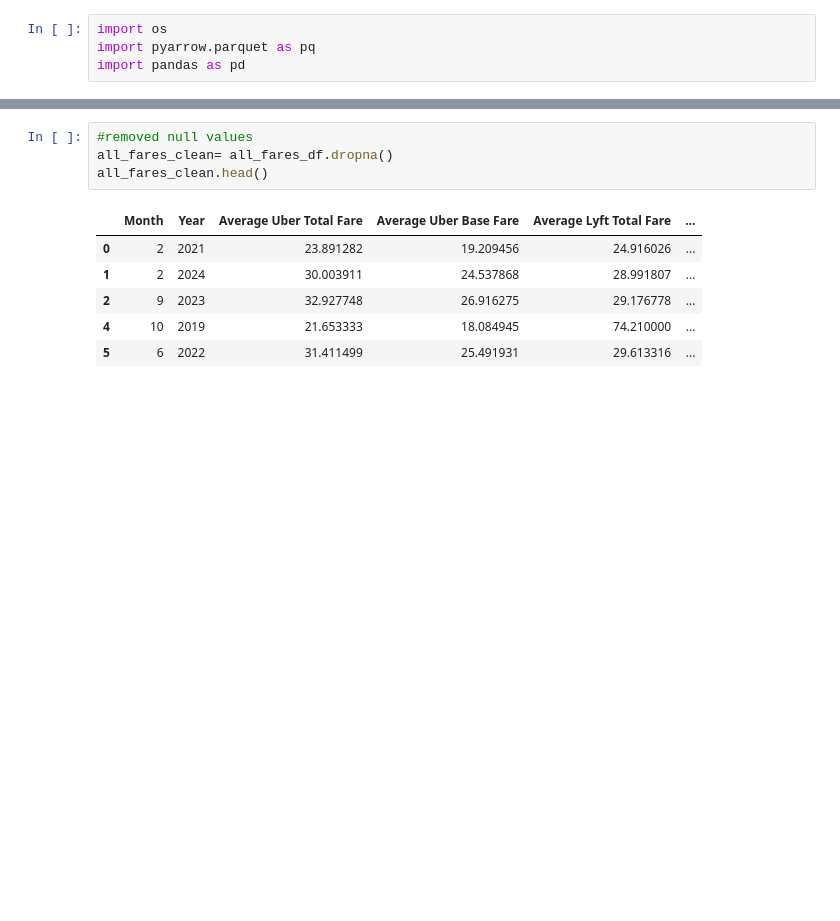
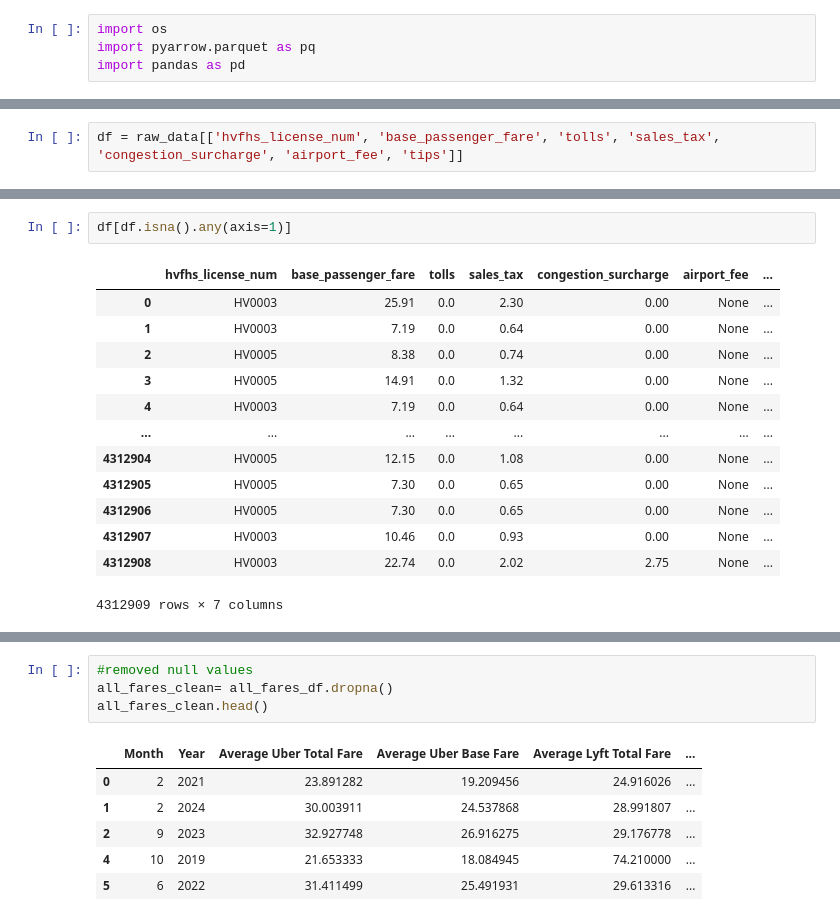
Before and after one commit to gckang/ds-nyc-ride-services-proj, a Jupyter notebook: scripts/cleaning_data.ipynb, the cells around one changed output, grey strips where cells are left out. Cells and saved outputs as stored; diff of their text form; blank space fills up the shorter version.

```diff
--- a/scripts/cleaning_data.ipynb
+++ b/scripts/cleaning_data.ipynb
@@ -17,0 +29,2 @@ raw_data.head()
+# %%
+df = raw_data[['hvfhs_license_num', 'base_passenger_fare', 'tolls', 'sales_tax', 'congestion_surcharge', 'airport_fee', 'tips']]
@@ -17,0 +40,16 @@ raw_data.head()
+# %%
+df[df.isna().any(axis=1)]
+# %% [output]
+|  | hvfhs_license_num | base_passenger_fare | tolls | sales_tax | congestion_surcharge | airport_fee | ... |
+| 0 | HV0003 | 25.91 | 0.0 | 2.30 | 0.00 | None | ... |
+| 1 | HV0003 | 7.19 | 0.0 | 0.64 | 0.00 | None | ... |
+| 2 | HV0005 | 8.38 | 0.0 | 0.74 | 0.00 | None | ... |
+| 3 | HV0005 | 14.91 | 0.0 | 1.32 | 0.00 | None | ... |
+| 4 | HV0003 | 7.19 | 0.0 | 0.64 | 0.00 | None | ... |
+| ... | ... | ... | ... | ... | ... | ... | ... |
+| 4312904 | HV0005 | 12.15 | 0.0 | 1.08 | 0.00 | None | ... |
+| 4312905 | HV0005 | 7.30 | 0.0 | 0.65 | 0.00 | None | ... |
+| 4312906 | HV0005 | 7.30 | 0.0 | 0.65 | 0.00 | None | ... |
+| 4312907 | HV0003 | 10.46 | 0.0 | 0.93 | 0.00 | None | ... |
+| 4312908 | HV0003 | 22.74 | 0.0 | 2.02 | 2.75 | None | ... |
+4312909 rows × 7 columns
```
Also changed, not shown: parts of 12 cells of this notebook, 2 other files.
